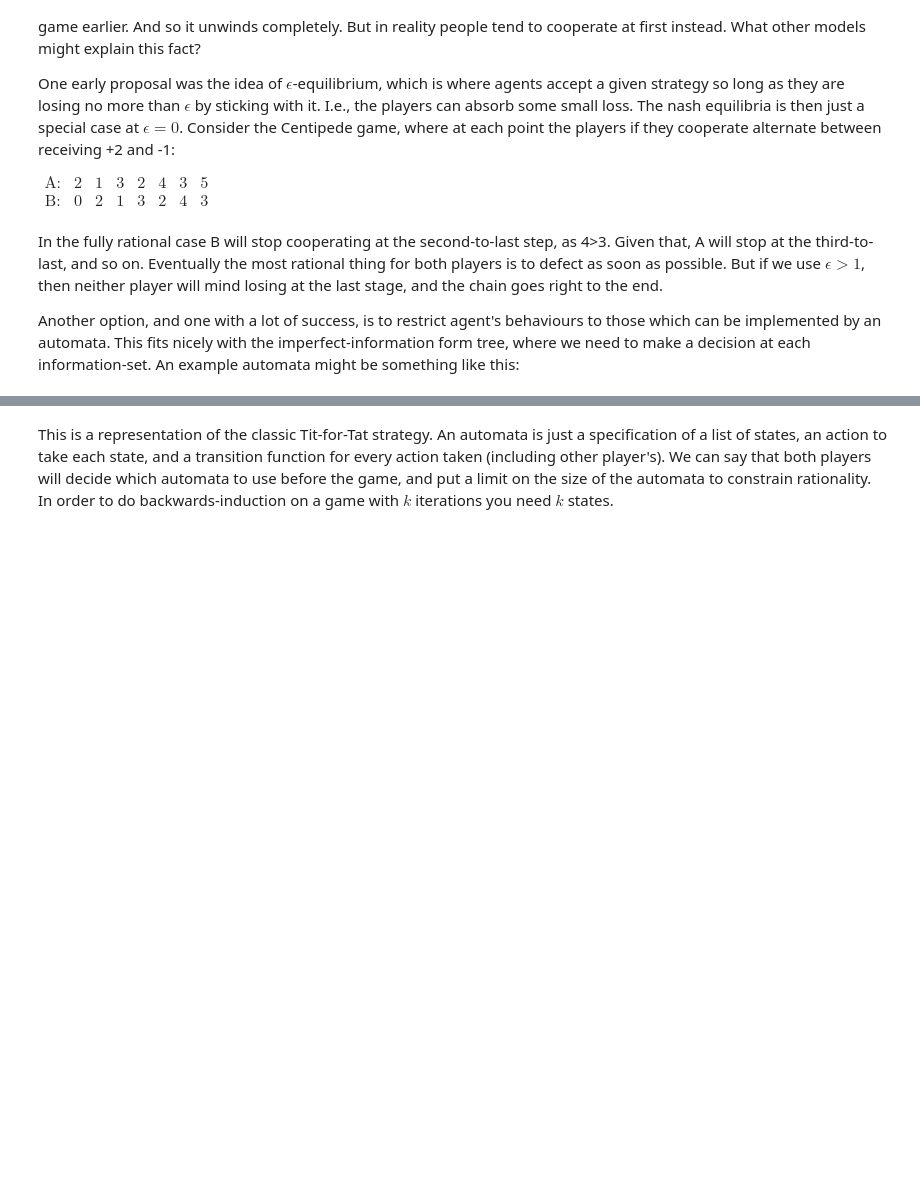
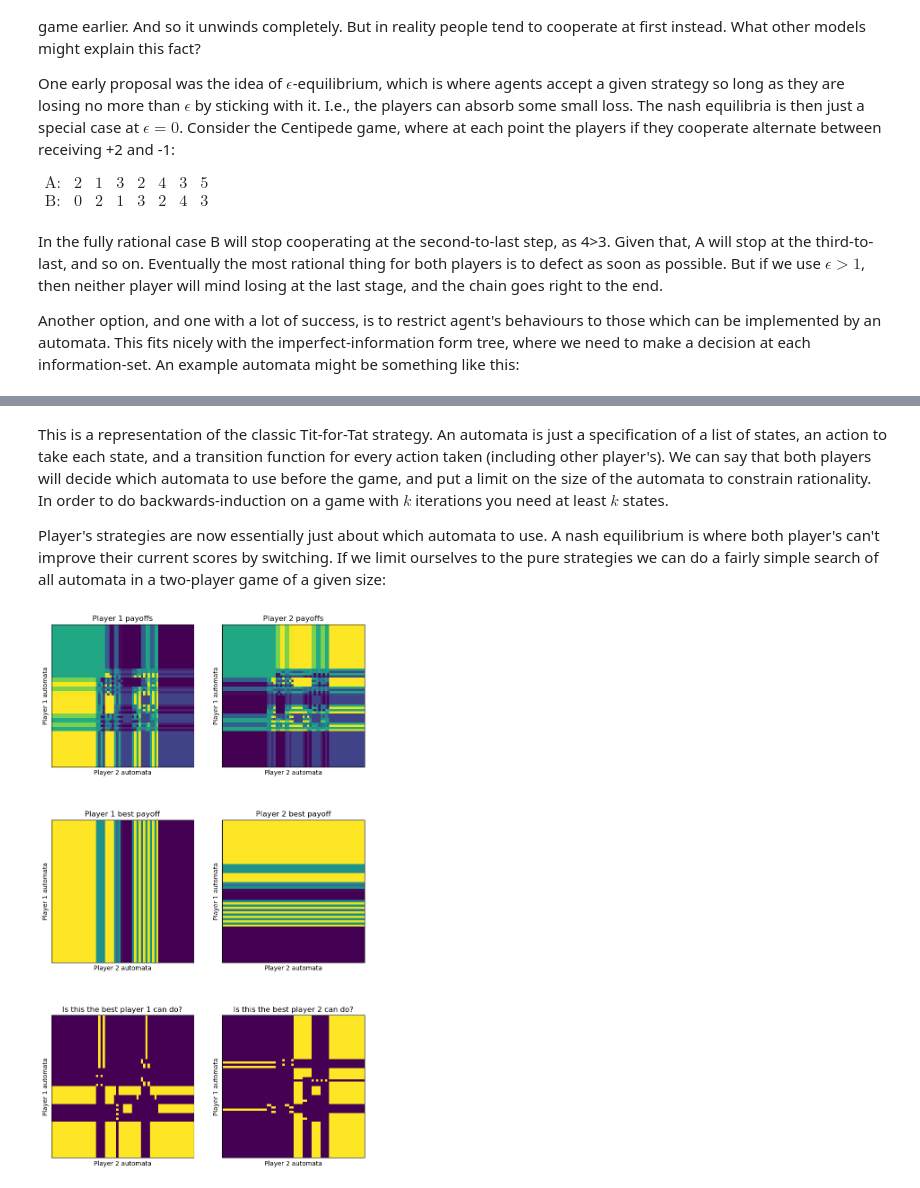
Before and after one commit to GiottoFrean/Multiagent_Systems, a Jupyter notebook: 6 Richer Representations - Beyond the Normal and Extensive Forms/A - Repeated games.ipynb, the cells around one changed output, grey strips where cells are left out. Saved outputs shown, nothing was run; the diff lists cells and outputs as text; code cells hidden in the pictures; blank space fills up the shorter version.

Commit message:
more on repeated games, automata

```diff
--- a/6 Richer Representations - Beyond the Normal and Extensive Forms/A - Repeated games.ipynb
+++ b/6 Richer Representations - Beyond the Normal and Extensive Forms/A - Repeated games.ipynb
@@ -82,4 +83,6 @@ display(graph1)
 # %% [output]
 [drawing not drawn]
 # %% [markdown]
-This is a representation of the classic Tit-for-Tat strategy. An automata is just a specification of a list of states, an action to take each state, and a transition function for every action taken (including other player's). We can say that both players will decide which automata to use before the game, and put a limit on the size of the automata to constrain rationality. In order to do backwards-induction on a game with $k$ iterations you need $k$ states.
+This is a representation of the classic Tit-for-Tat strategy. An automata is just a specification of a list of states, an action to take each state, and a transition function for every action taken (including other player's). We can say that both players will decide which automata to use before the game, and put a limit on the size of the automata to constrain rationality. In order to do backwards-induction on a game with $k$ iterations you need at least $k$ states.
+
+Player's strategies are now essentially just about which automata to use. A nash equilibrium is where both player's can't improve their current scores by switching. If we limit ourselves to the pure strategies we can do a fairly simple search of all automata in a two-player game of a given size:
@@ -85,0 +117,43 @@ This is a representation of the classic Tit-for-Tat strategy. An automata is jus
+# %%
+payoffs1 = np.array([[3,0],[5,1]])
+payoffs2 = np.array([[3,5],[0,1]])
+num_games = 30
+all_automata = getAll2Player2Action2StatePureAutomata()
+score1_matrix = np.zeros((len(all_automata),len(all_automata)))
+score2_matrix = np.zeros((len(all_automata),len(all_automata)))
+for i in range(len(all_automata)):
+    for j in range(len(all_automata)):
+        score1, score2 = testAutomata(all_automata[i],all_automata[j],num_games,payoffs1,payoffs2)
+        score1_matrix[i,j]=score1
+        score2_matrix[i,j]=score2
+# %%
+# get the equilibria
+player1MaxScore = np.max(score1_matrix,axis=0) # player 1 best automata given the automata for player 2
+player2MaxScore = np.max(score2_matrix,axis=1) # player 2 best automata given the automata for player 1
+player1MaxScoreRepeat = player1MaxScore.reshape(1,-1).repeat(len(player1MaxScore),axis=0)
+player2MaxScoreRepeat = player2MaxScore.reshape(-1,1).repeat(len(player2MaxScore),axis=1)
+isBestPlayer1 = np.isclose(score1_matrix,player1MaxScoreRepeat)
+isBestPlayer2 = np.isclose(score2_matrix,player2MaxScoreRepeat)
+# %%
+fig, axes = plt.subplots(3, 2, figsize=(9, 16))  # 1 row, 2 columns
+axes[0][0].imshow(score1_matrix, interpolation='none')
+axes[0][0].set_title("Player 1 payoffs")
+axes[0][1].imshow(score2_matrix, interpolation='none')
+axes[0][1].set_title("Player 2 payoffs")
+axes[1][0].imshow(player1MaxScoreRepeat, interpolation='none')
+axes[1][0].set_title("Player 1 best payoff")
+axes[1][1].imshow(player2MaxScoreRepeat, interpolation='none')
+axes[1][1].set_title("Player 2 best payoff")
+axes[2][0].imshow(isBestPlayer1, interpolation='none')
+axes[2][0].set_title("Is this the best player 1 can do?")
+axes[2][1].imshow(isBestPlayer2, interpolation='none')
+axes[2][1].set_title("Is this the best player 2 can do?")
+for row in axes:
+    for ax in row:
+        ax.set_xlabel("Player 2 automata")
+        ax.set_ylabel("Player 1 automata")
+        ax.set_xticks([])
+        ax.set_yticks([])
+plt.show()
+# %% [output]
+[figure, added]
```
Also changed, not shown: parts of 11 cells of this notebook.
